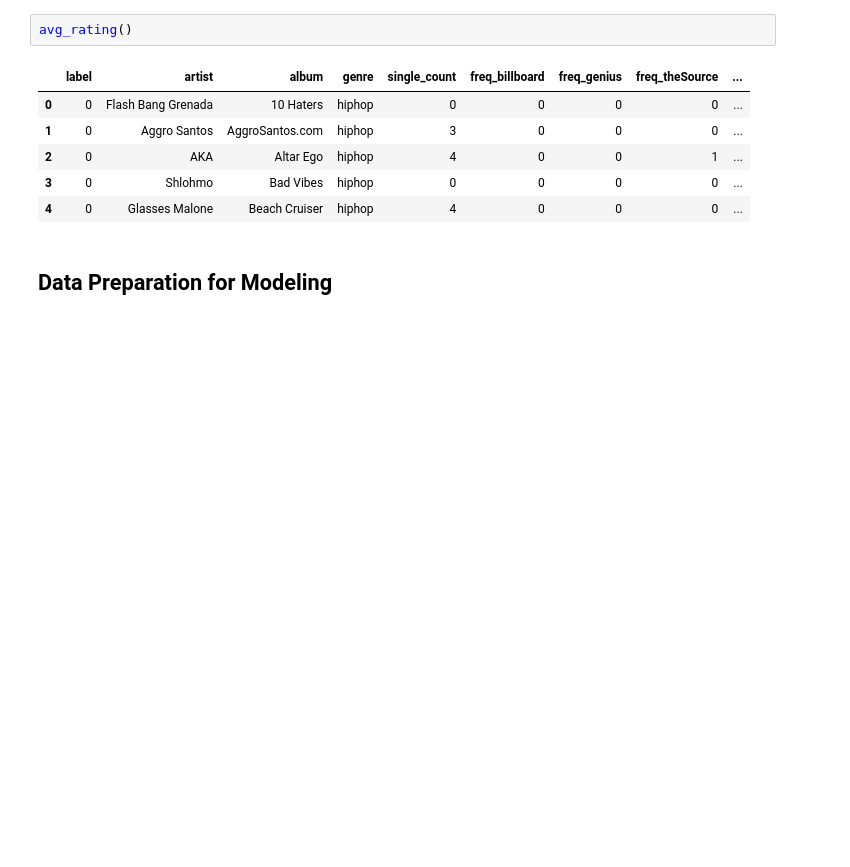
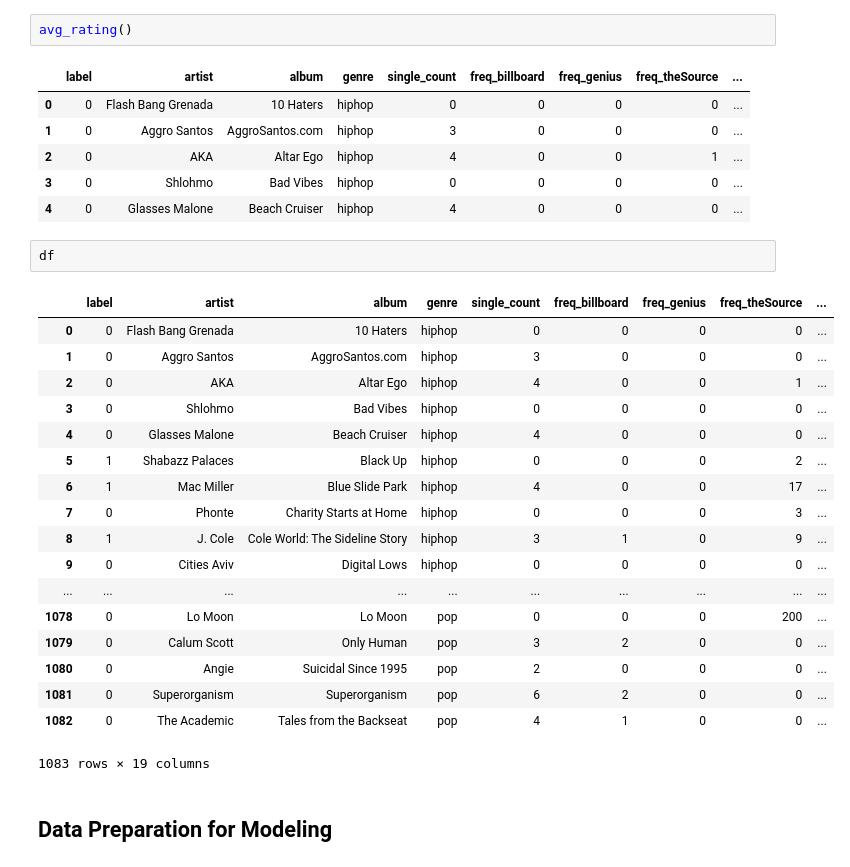
Before and after one commit to wonyoungseo/content-worth-debut-artist-classification-project, a Jupyter notebook: modeling/modeling-4-tree_imbalanced.ipynb, the cells around one changed output. Cells and saved outputs as stored; diff of their text form; blank space fills up the shorter version.

```diff
--- a/modeling/modeling-4-tree_imbalanced.ipynb
+++ b/modeling/modeling-4-tree_imbalanced.ipynb
@@ -96,6 +96,27 @@ avg_rating()
 | 2 | 0 | AKA | Altar Ego | hiphop | 4 | 0 | 0 | 1 | ... |
 | 3 | 0 | Shlohmo | Bad Vibes | hiphop | 0 | 0 | 0 | 0 | ... |
 | 4 | 0 | Glasses Malone | Beach Cruiser | hiphop | 4 | 0 | 0 | 0 | ... |
+# %%
+df
+# %% [output]
+|  | label | artist | album | genre | single_count | freq_billboard | freq_genius | freq_theSource | ... |
+| 0 | 0 | Flash Bang Grenada | 10 Haters | hiphop | 0 | 0 | 0 | 0 | ... |
+| 1 | 0 | Aggro Santos | AggroSantos.com | hiphop | 3 | 0 | 0 | 0 | ... |
+| 2 | 0 | AKA | Altar Ego | hiphop | 4 | 0 | 0 | 1 | ... |
+| 3 | 0 | Shlohmo | Bad Vibes | hiphop | 0 | 0 | 0 | 0 | ... |
+| 4 | 0 | Glasses Malone | Beach Cruiser | hiphop | 4 | 0 | 0 | 0 | ... |
+| 5 | 1 | Shabazz Palaces | Black Up | hiphop | 0 | 0 | 0 | 2 | ... |
+| 6 | 1 | Mac Miller | Blue Slide Park | hiphop | 4 | 0 | 0 | 17 | ... |
+| 7 | 0 | Phonte | Charity Starts at Home | hiphop | 0 | 0 | 0 | 3 | ... |
+| 8 | 1 | J. Cole | Cole World: The Sideline Story | hiphop | 3 | 1 | 0 | 9 | ... |
+| 9 | 0 | Cities Aviv | Digital Lows | hiphop | 0 | 0 | 0 | 0 | ... |
+| ... | ... | ... | ... | ... | ... | ... | ... | ... | ... |
+| 1078 | 0 | Lo Moon | Lo Moon | pop | 0 | 0 | 0 | 200 | ... |
+| 1079 | 0 | Calum Scott | Only Human | pop | 3 | 2 | 0 | 0 | ... |
+| 1080 | 0 | Angie | Suicidal Since 1995 | pop | 2 | 0 | 0 | 0 | ... |
+| 1081 | 0 | Superorganism | Superorganism | pop | 6 | 2 | 0 | 0 | ... |
+| 1082 | 0 | The Academic | Tales from the Backseat | pop | 4 | 1 | 0 | 0 | ... |
+1083 rows × 19 columns
 # %% [markdown]
 ## Data Preparation for Modeling
 # %% [markdown]
```
Also changed, not shown: parts of 64 cells of this notebook, 9 other files.
